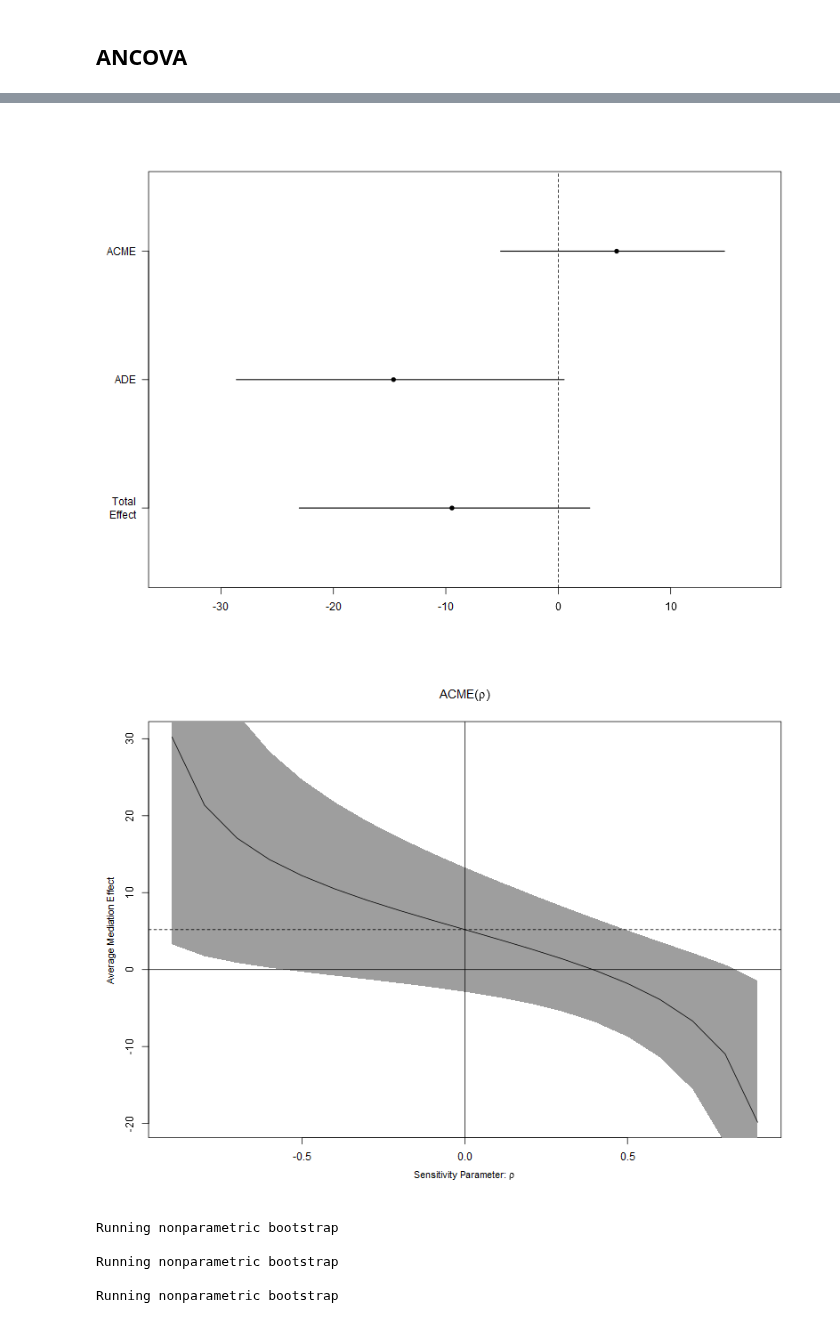
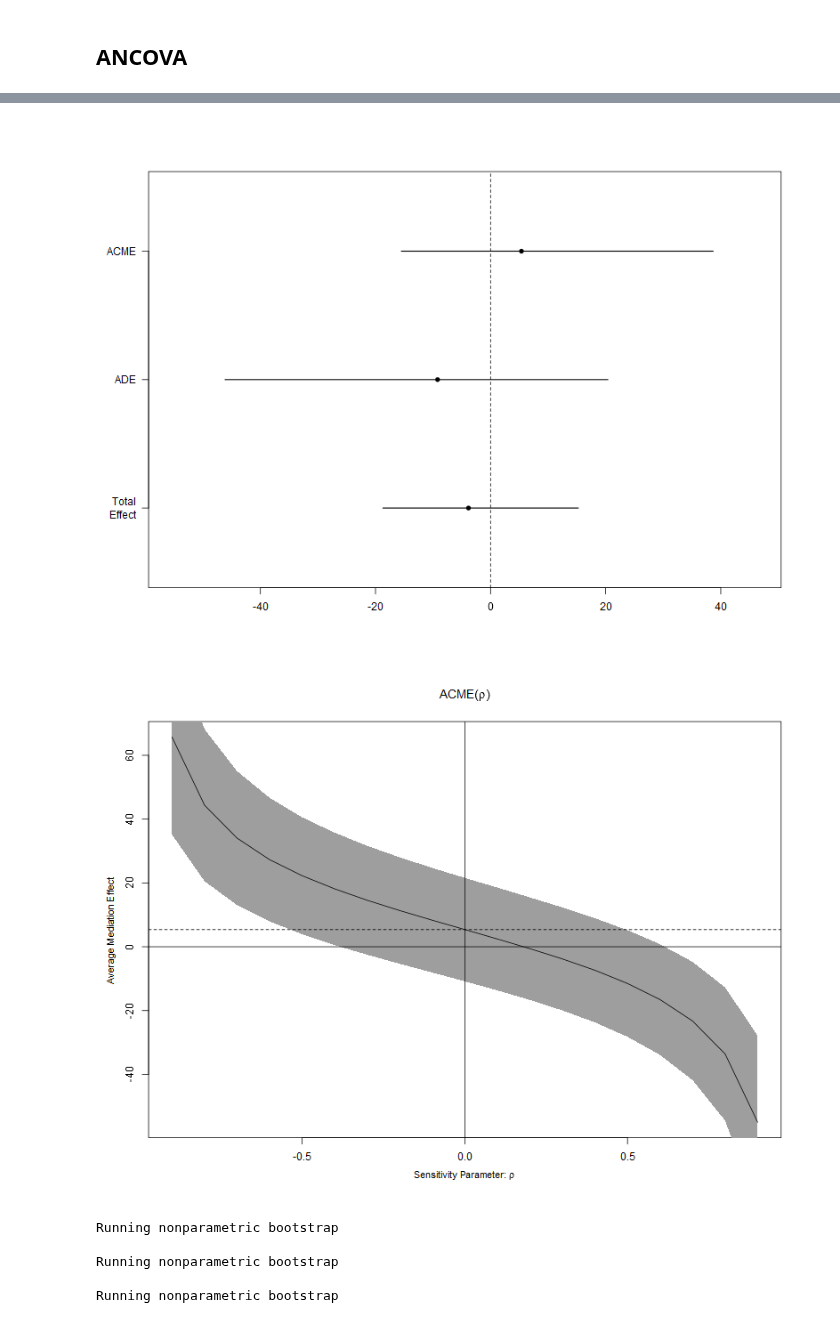
Before and after one commit to orthopedics20/longcovid, a Jupyter notebook: blavaan.ipynb, the cells around one changed output, grey strips where cells are left out. Saved outputs shown, nothing was run; the diff lists cells and outputs as text; code cells hidden in the pictures.

```diff
--- a/blavaan.ipynb
+++ b/blavaan.ipynb
@@ -264,8 +246,8 @@ library(broom)
 
 # ---- 1. Quick checks & prepare data ----
 # change these names if you want a different pair
-mediator_post  <- "cpet_vo2peak_relative_post"
-mediator_pre   <- "cpet_vo2peak_relative_pre"
+mediator_post  <- "mip_pre_max_post"
+mediator_pre   <- "mip_pre_max_pre"
 outcome_post   <- "fss_sum_post"
 outcome_pre    <- "fss_sum_pre"
 treat_var      <- "interventiongroup"
@@ -340,10 +322,10 @@ Outcome model (summary):
 ... (294 lines left out)
 NULL
 
 attr(,"class")
 [1] "medsens"
-[figure, old version]
+[figure, new version]
-[figure, old version]
+[figure, new version]
 # %%
 # View
 View(tidy_results)
```
Also changed, not shown: parts of 9 cells of this notebook.
